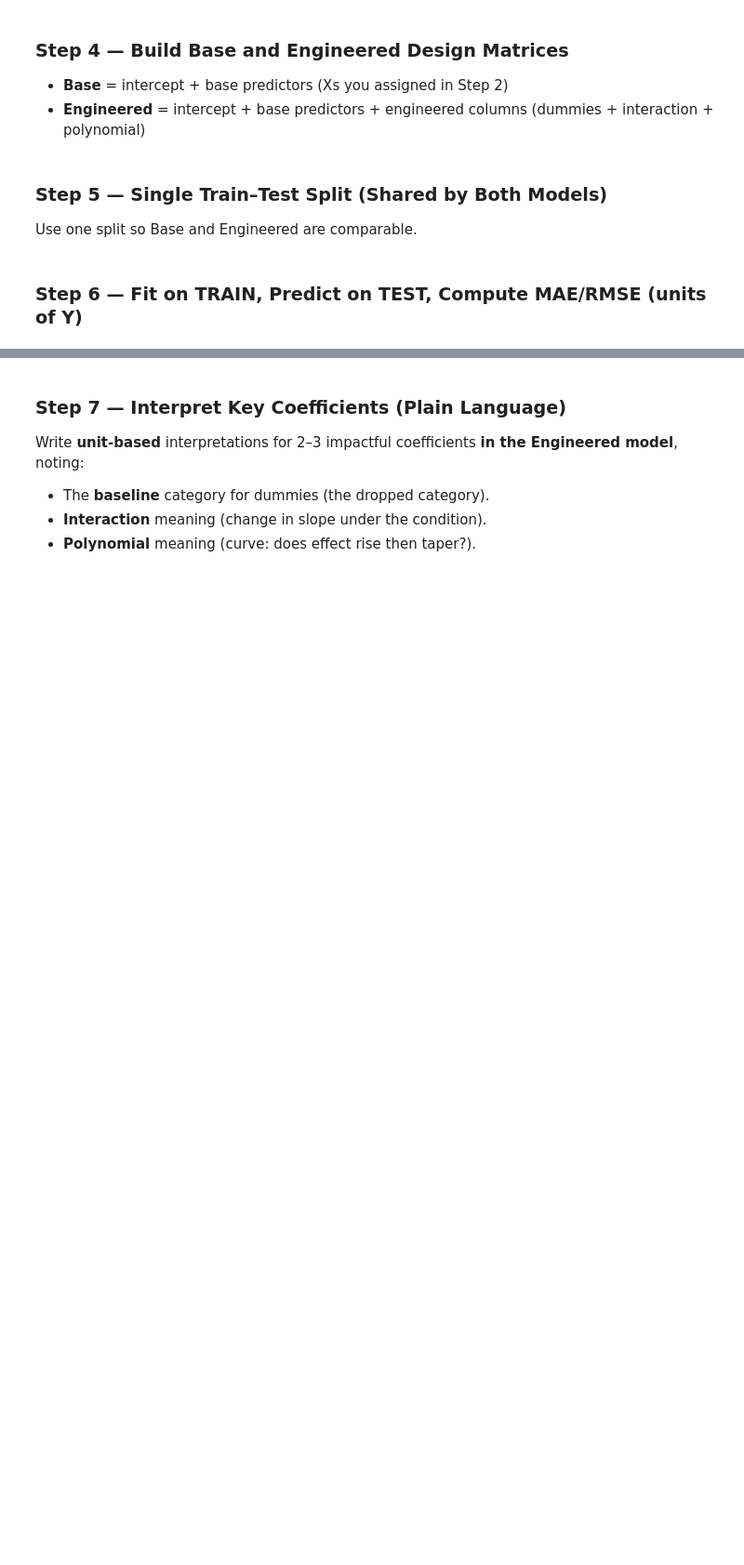
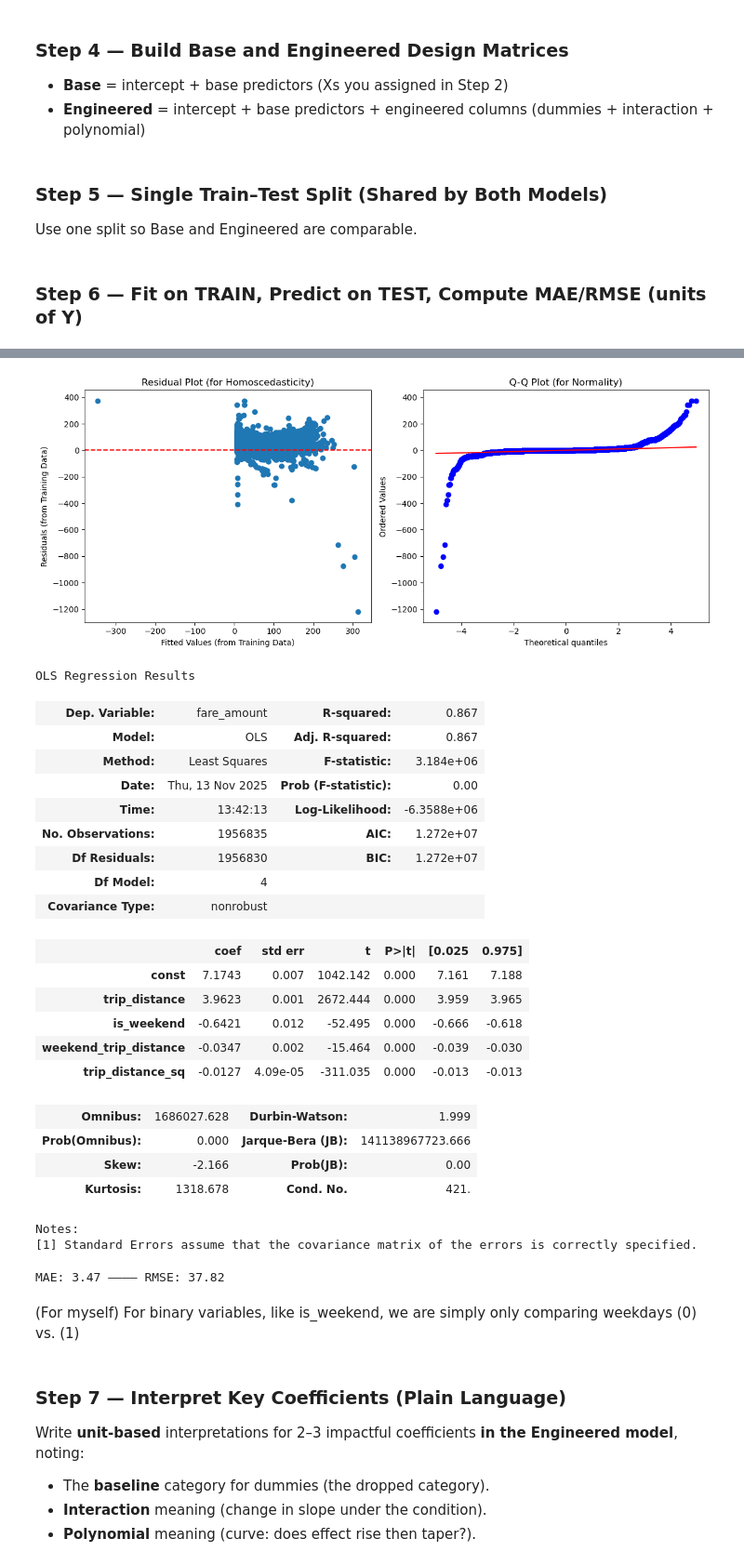
Before and after one commit to ro-the-creator/DA2025_Lectures, a Jupyter notebook: Mod6/CodeAssignments/Mod6L9_CodeAssignment_STUDENT.ipynb, the cells around one changed output, grey strips where cells are left out. Shown at 93% size. Cells and saved outputs as stored; diff of their text form; code cells hidden in the pictures; blank space fills up the shorter version.

```diff
--- a/Mod6/CodeAssignments/Mod6L9_CodeAssignment_STUDENT.ipynb
+++ b/Mod6/CodeAssignments/Mod6L9_CodeAssignment_STUDENT.ipynb
@@ -201,3 +250,58 @@ None
+# %%
+# Model 2: Engineered
+model2 = sm.OLS(y_train2, x_train2).fit()
+pred2 = model2.predict(x_test2)
+mae2 = mean_absolute_error(y_test2, pred2)
+rmse2 = mean_squared_error(y_test2, pred2)
+
+train_residuals2 = model2.resid
+
+# 1. Plot for Homoscedasticity
+plt.figure(figsize=(12, 5))
+plt.subplot(1, 2, 1)
+plt.scatter(model2.fittedvalues, train_residuals2)
+plt.axhline(0, color='red', linestyle='--')
+plt.title('Residual Plot (for Homoscedasticity)')
+plt.xlabel('Fitted Values (from Training Data)')
+plt.ylabel('Residuals (from Training Data)')
+
+# 2. Q-Q Plot for Normality
+plt.subplot(1, 2, 2)
+stats.probplot(train_residuals2, dist="norm", plot=plt)
+plt.title('Q-Q Plot (for Normality)')
+
+plt.tight_layout()
+plt.show()
+
+display(model2.summary())
+print(f"MAE: {mae2:.2f} ———— RMSE: {rmse2:.2f}")
+# %% [output]
+[figure, added]
+OLS Regression Results
+| Dep. Variable: | fare_amount | R-squared: | 0.867 |
+| Model: | OLS | Adj. R-squared: | 0.867 |
+| Method: | Least Squares | F-statistic: | 3.184e+06 |
+| Date: | Thu, 13 Nov 2025 | Prob (F-statistic): | 0.00 |
+| Time: | 13:42:13 | Log-Likelihood: | -6.3588e+06 |
+| No. Observations: | 1956835 | AIC: | 1.272e+07 |
+| Df Residuals: | 1956830 | BIC: | 1.272e+07 |
+| Df Model: | 4 |  |  |
+| Covariance Type: | nonrobust |  |  |
+|  | coef | std err | t | P>|t| | [0.025 | 0.975] |
+| const | 7.1743 | 0.007 | 1042.142 | 0.000 | 7.161 | 7.188 |
+| trip_distance | 3.9623 | 0.001 | 2672.444 | 0.000 | 3.959 | 3.965 |
+| is_weekend | -0.6421 | 0.012 | -52.495 | 0.000 | -0.666 | -0.618 |
+| weekend_trip_distance | -0.0347 | 0.002 | -15.464 | 0.000 | -0.039 | -0.030 |
+| trip_distance_sq | -0.0127 | 4.09e-05 | -311.035 | 0.000 | -0.013 | -0.013 |
+| Omnibus: | 1686027.628 | Durbin-Watson: | 1.999 |
+| Prob(Omnibus): | 0.000 | Jarque-Bera (JB): | 141138967723.666 |
+| Skew: | -2.166 | Prob(JB): | 0.00 |
+| Kurtosis: | 1318.678 | Cond. No. | 421. |
+Notes:
+[1] Standard Errors assume that the covariance matrix of the errors is correctly specified.
+MAE: 3.47 ———— RMSE: 37.82
+# %% [markdown]
+(For myself) For binary variables, like is_weekend, we are simply only comparing weekdays (0) vs. (1)
 # %% [markdown]
 ### Step 7 — Interpret Key Coefficients (Plain Language)
 
```
Also changed, not shown: parts of 8 cells of this notebook.
